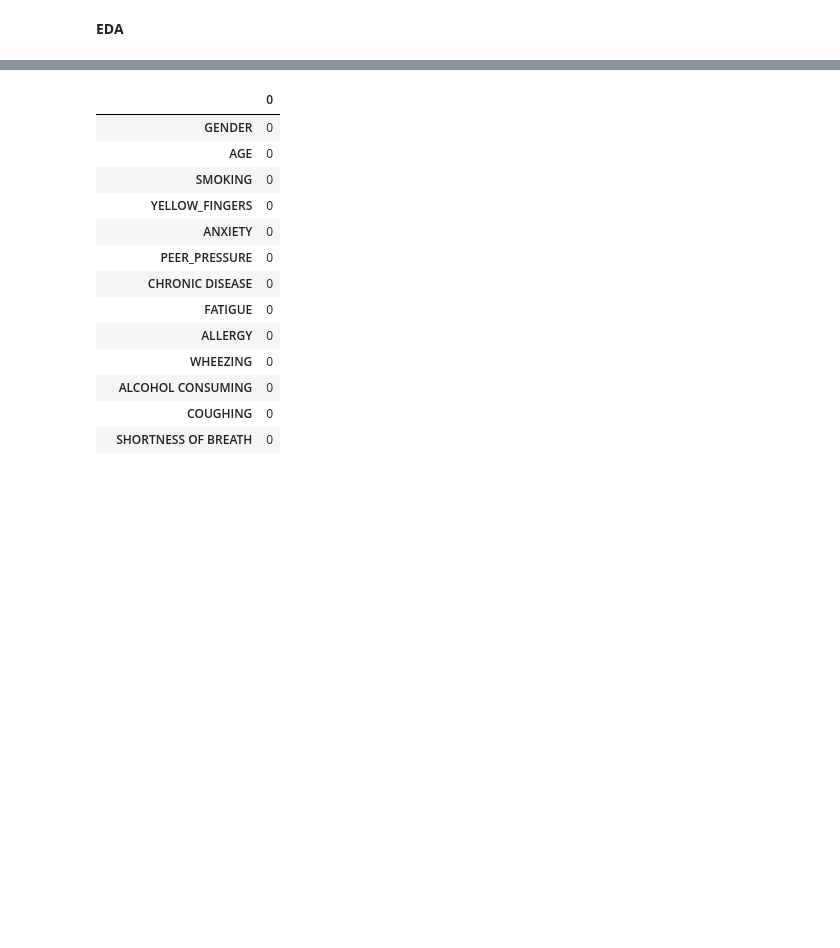
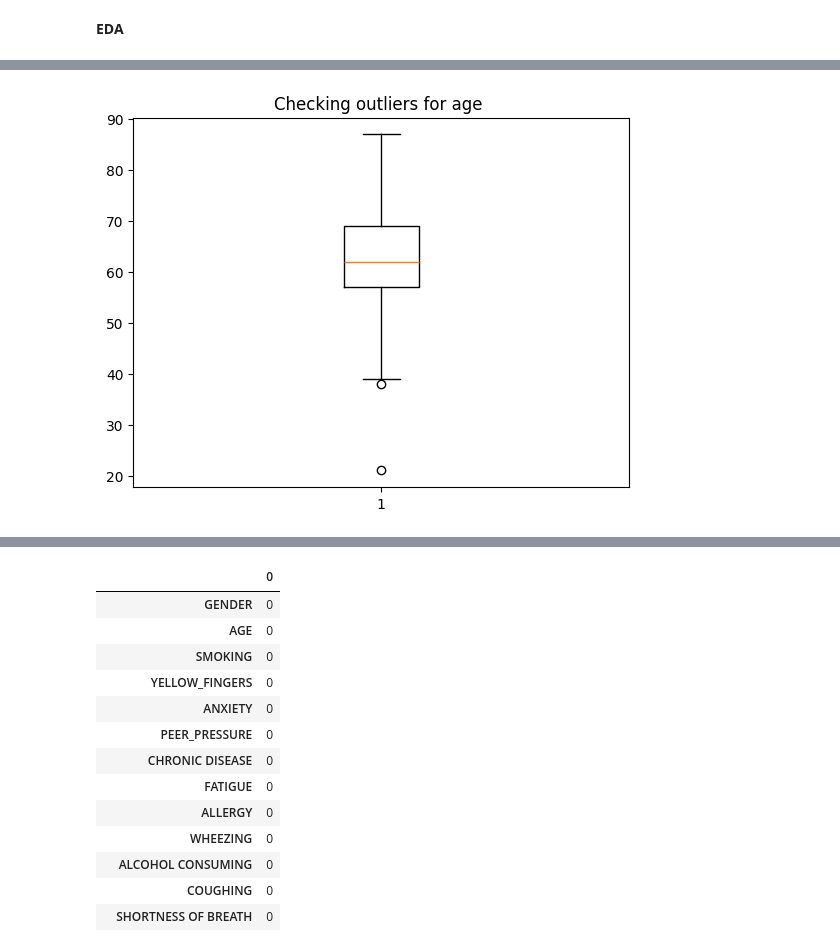
Before and after one commit to Siddique-ur-Rehman/SVM_projects, a Jupyter notebook: lungcancer_prediction/SVM.ipynb, the cells around one changed output, grey strips where cells are left out. Cells and saved outputs as stored; diff of their text form; code cells hidden in the pictures; blank space fills up the shorter version.

```diff
--- a/lungcancer_prediction/SVM.ipynb
+++ b/lungcancer_prediction/SVM.ipynb
@@ -20,0 +57,6 @@ df.head()
+# %%
+plt.boxplot(df['AGE'], )
+plt.title('Checking outliers for age ')
+plt.show()
+# %% [output]
+[figure, added]
```
Also changed, not shown: parts of 28 cells of this notebook.
